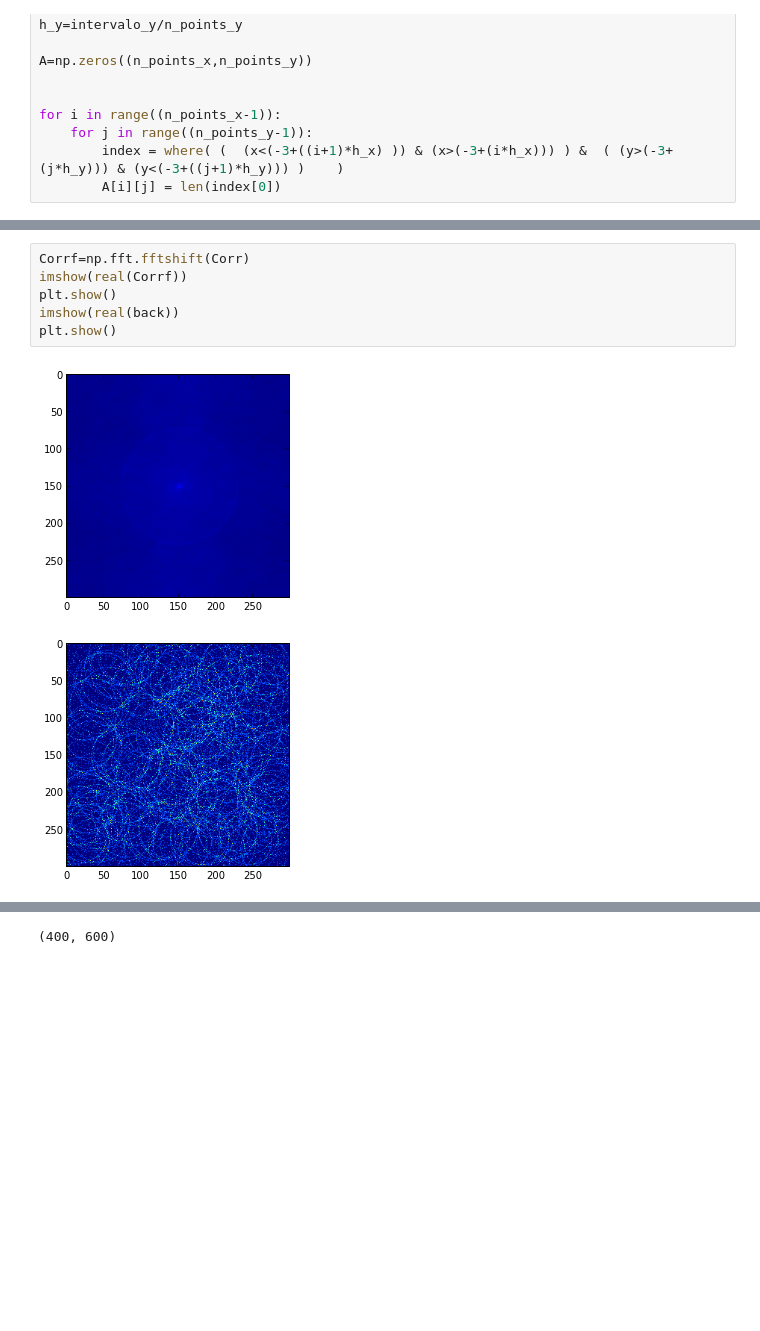
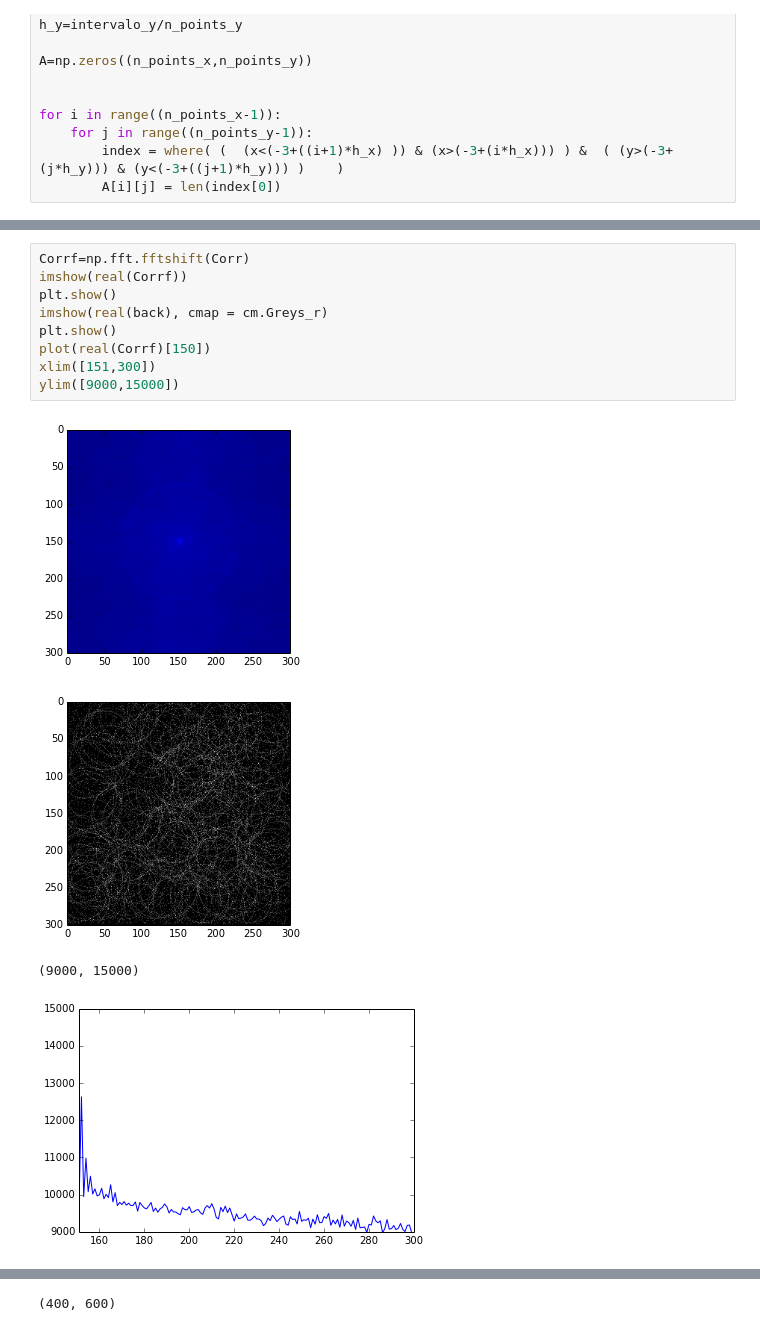
Before and after one commit to rudymmreina/Rivera_Mendez_hw5, a Jupyter notebook: Correlation.ipynb, the cells around one changed output, grey strips where cells are left out. Cells and saved outputs as stored; diff of their text form; blank space fills up the shorter version.

```diff
--- a/Correlation.ipynb
+++ b/Correlation.ipynb
@@ -58,12 +56,17 @@ colorbar()
 # %%
 Corrf=np.fft.fftshift(Corr)
 imshow(real(Corrf))
 plt.show()
-imshow(real(back))
+imshow(real(back), cmap = cm.Greys_r)
 plt.show()
+plot(real(Corrf)[150])
+xlim([151,300])
+ylim([9000,15000])
 # %% [output]
-[figure, old version]
+[figure, new version]
-[figure, old version]
+[figure, new version]
+(9000, 15000)
+[figure, added]
 # %%
 n_points_x=1000
 
```
Also changed, not shown: parts of 7 cells of this notebook.
